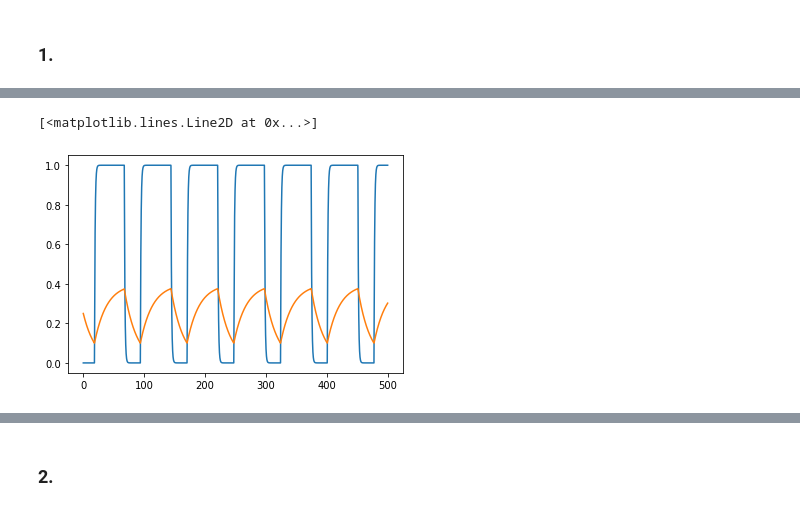
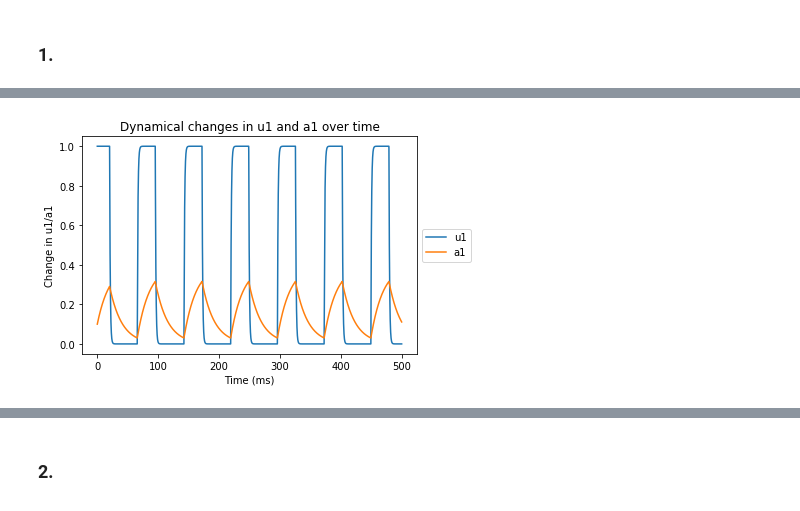
Before and after one commit to DorotheaMueller/mhbf, a Jupyter notebook: ex_5_budding_mueller.ipynb, the cells around one changed output, grey strips where cells are left out. Drawn from its saved outputs; the diff is of its cells as text; code cells hidden in the pictures.

```diff
--- a/ex_5_budding_mueller.ipynb
+++ b/ex_5_budding_mueller.ipynb
@@ -46,6 +40,10 @@ plt.plot(t, a[:, 1])
-# %%
-plt.plot(t, a[:, 2])
-plt.plot(t, a[:, 3])
-# %% [output]
-[<matplotlib.lines.Line2D at 0x...>]
-[figure, removed]
+# %%
+plt.plot(t, a[:, 0], label = 'u1')
+plt.plot(t, a[:, 1], label = 'a1')
+plt.xlabel('Time (ms)')
+plt.ylabel('Change in u1/a1')
+plt.title('Dynamical changes in u1 and a1 over time')
+plt.legend(loc='center left', bbox_to_anchor=(1, 0.5))
+plt.show()
+# %% [output]
+[figure, added]
```
Also changed, not shown: parts of 19 cells of this notebook.
